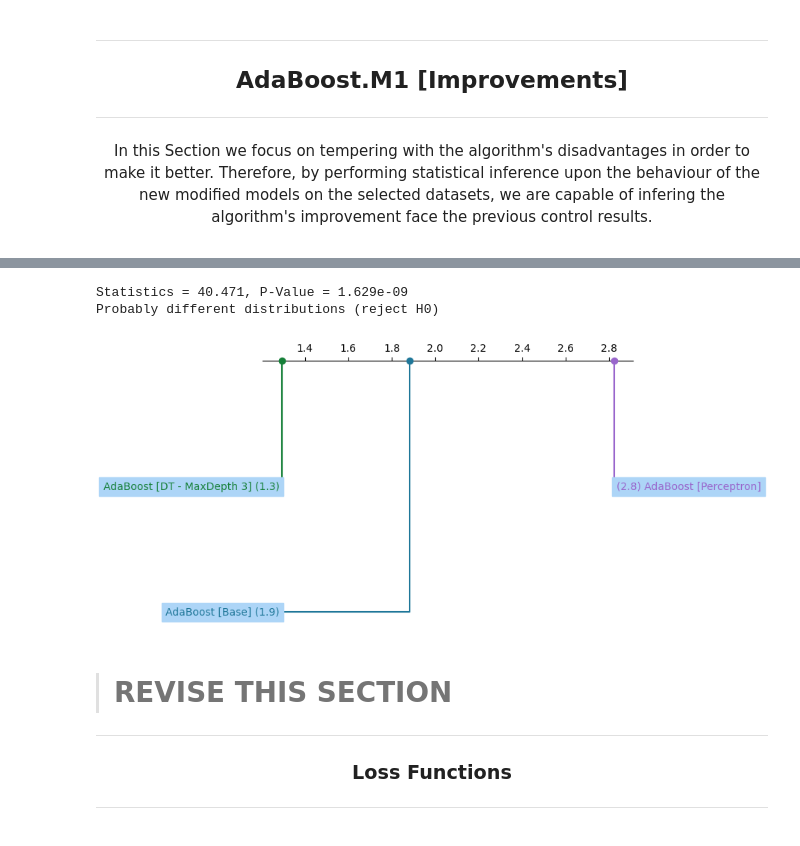
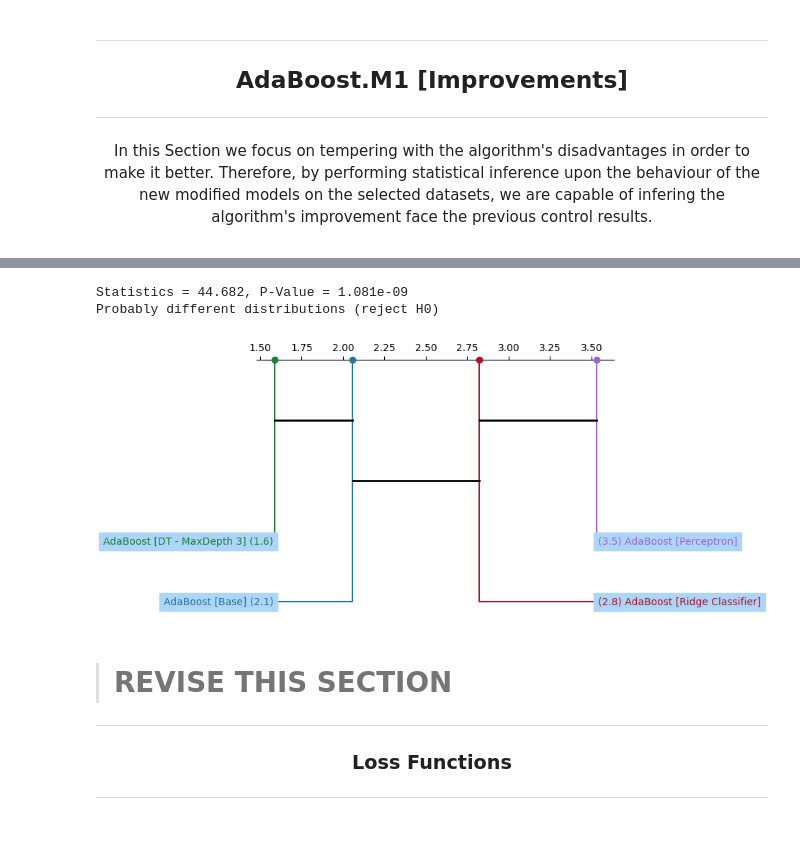
Before and after one commit to EstevesX10/ML1-AdaBoost-Analysis-Optimization, a Jupyter notebook: AdaBoost/AdaBoost.ipynb, the cells around one changed output, grey strips where cells are left out. Saved outputs shown, nothing was run; the diff lists cells and outputs as text; code cells hidden in the pictures.

Commit message:
tested the Ridge Classifier

```diff
--- a/AdaBoost/AdaBoost.ipynb
+++ b/AdaBoost/AdaBoost.ipynb
@@ -345,8 +349,8 @@ Evaluate_Model(3, AdaBoostSVM())
 try:
     Weak_Learner_Modifications_Results = pd.read_csv('./Experimental Results/AdaBoost_Weak_Learner_Modifications_Results.csv')
 except:
-    models = [AdaBoost(), AdaBoostTunedDT({'max_depth':3}), AdaBoostPerceptron()]
-    Weak_Learner_Modifications_Results = Evaluate_Models(my_tasks, models, ['Dataset','AdaBoost [Base]', 'AdaBoost [DT - MaxDepth 3]', 'AdaBoost [Perceptron]'])
+    models = [AdaBoost(), AdaBoostTunedDT({'max_depth':3}), AdaBoostPerceptron(), AdaBoostRidgeClassifier()]
+    Weak_Learner_Modifications_Results = Evaluate_Models(my_tasks, models, ['Dataset','AdaBoost [Base]', 'AdaBoost [DT - MaxDepth 3]', 'AdaBoost [Perceptron]', 'AdaBoost [Ridge Classifier]'])
     Weak_Learner_Modifications_Results.to_csv('./Experimental Results/AdaBoost_Weak_Learner_Modifications_Results.csv', index=False)
 
 Weak_Learner_Modifications_Results
@@ -372,8 +376,9 @@ Weak_Learner_Modifications_Results
 base_accuracies = Weak_Learner_Modifications_Results['AdaBoost [Base]'].to_numpy()
 dt_accuracies = Weak_Learner_Modifications_Results['AdaBoost [DT - MaxDepth 3]'].to_numpy()
 perceptron_accuracies = Weak_Learner_Modifications_Results['AdaBoost [Perceptron]'].to_numpy()
+ridge_accuracies = Weak_Learner_Modifications_Results['AdaBoost [Ridge Classifier]'].to_numpy()
 
-ET, PValue = friedmanchisquare(base_accuracies, dt_accuracies, perceptron_accuracies)
+ET, PValue = friedmanchisquare(base_accuracies, dt_accuracies, perceptron_accuracies, ridge_accuracies)
 print('Statistics = %.3f, P-Value = %.3e' % (ET, PValue))
 
 # Interpretation based on p-value
@@ -382,15 +387,15 @@ if PValue > 0.05:
 else:
     print('Probably different distributions (reject H0)')
 # %% [output]
-Statistics = 40.471, P-Value = 1.629e-09
+Statistics = 44.682, P-Value = 1.081e-09
 Probably different distributions (reject H0)
 # %%
 # Plotting tbe Critical Difference Diagram
 weak_learner_modifications_matrix = Weak_Learner_Modifications_Results.drop(['Dataset'], axis=1)
-colors = {'AdaBoost [Base]':'#1F7799', 'AdaBoost [DT - MaxDepth 3]':'#168039', 'AdaBoost [Perceptron]':'#9966cc'}
+colors = {'AdaBoost [Base]':'#1F7799', 'AdaBoost [DT - MaxDepth 3]':'#168039', 'AdaBoost [Perceptron]':'#9966cc', 'AdaBoost [Ridge Classifier]':'#AF1021'}
 Plot_Critial_Difference_Diagram(weak_learner_modifications_matrix, colors)
 # %% [output]
-[figure, old version]
+[figure, new version]
 # %% [markdown]
 > # REVISE THIS SECTION
 <div align="center">
```
Also changed, not shown: parts of 12 cells of this notebook.
